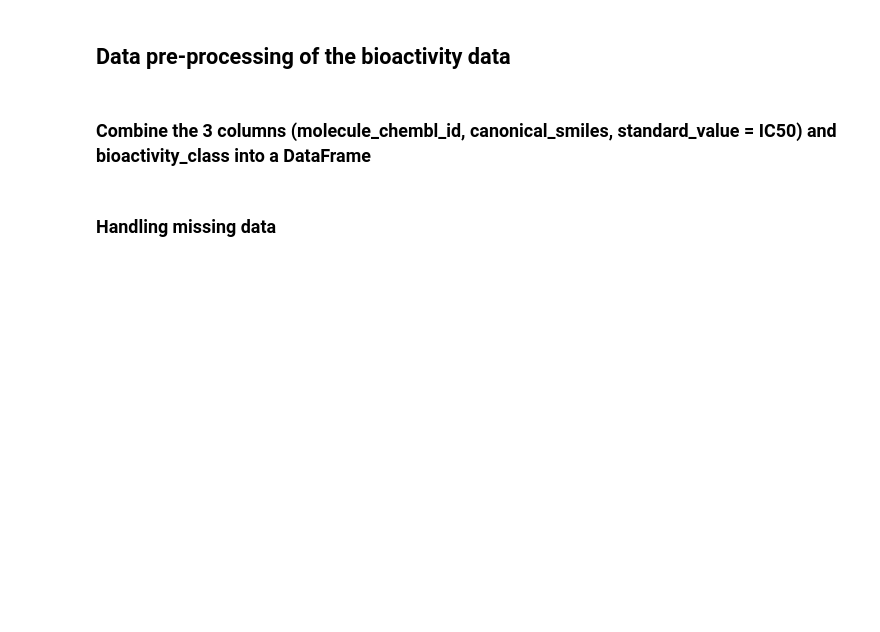
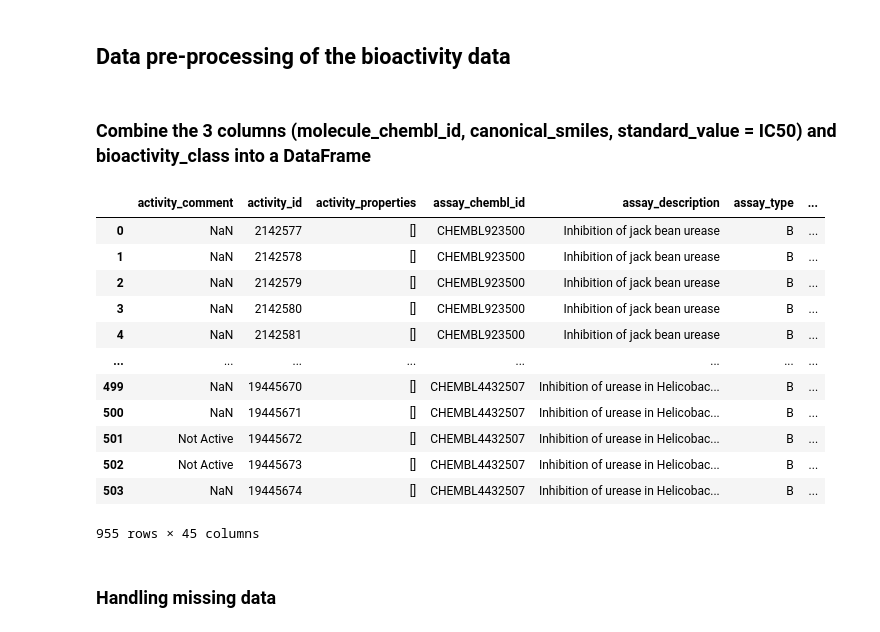
Before and after one commit to mounsifelatouch/cdd, a Jupyter notebook: notebooks/1_cdd_ml_part_1_bioactivity_data.ipynb, the cells around one changed output. Drawn from its saved outputs; the diff is of its cells as text; code cells hidden in the pictures; blank space fills up the shorter version.

```diff
--- a/notebooks/1_cdd_ml_part_1_bioactivity_data.ipynb
+++ b/notebooks/1_cdd_ml_part_1_bioactivity_data.ipynb
@@ -112,6 +117,22 @@ df1 = pd.concat([data1, data2, data3, data4])
 ## **Data pre-processing of the bioactivity data**
 # %% [markdown]
 ### **Combine the 3 columns (molecule_chembl_id, canonical_smiles, standard_value = IC50) and bioactivity_class into a DataFrame**
+# %%
+df1
+# %% [output]
+|  | activity_comment | activity_id | activity_properties | assay_chembl_id | assay_description | assay_type | ... |
+| 0 | NaN | 2142577 | [] | CHEMBL923500 | Inhibition of jack bean urease | B | ... |
+| 1 | NaN | 2142578 | [] | CHEMBL923500 | Inhibition of jack bean urease | B | ... |
+| 2 | NaN | 2142579 | [] | CHEMBL923500 | Inhibition of jack bean urease | B | ... |
+| 3 | NaN | 2142580 | [] | CHEMBL923500 | Inhibition of jack bean urease | B | ... |
+| 4 | NaN | 2142581 | [] | CHEMBL923500 | Inhibition of jack bean urease | B | ... |
+| ... | ... | ... | ... | ... | ... | ... | ... |
+| 499 | NaN | 19445670 | [] | CHEMBL4432507 | Inhibition of urease in Helicobac... | B | ... |
+| 500 | NaN | 19445671 | [] | CHEMBL4432507 | Inhibition of urease in Helicobac... | B | ... |
+| 501 | Not Active | 19445672 | [] | CHEMBL4432507 | Inhibition of urease in Helicobac... | B | ... |
+| 502 | Not Active | 19445673 | [] | CHEMBL4432507 | Inhibition of urease in Helicobac... | B | ... |
+| 503 | NaN | 19445674 | [] | CHEMBL4432507 | Inhibition of urease in Helicobac... | B | ... |
+955 rows × 45 columns
 # %%
 selection = ['molecule_chembl_id','canonical_smiles','standard_value']
 df2 = df1[selection]
```
Also changed, not shown: parts of 3 cells of this notebook.
